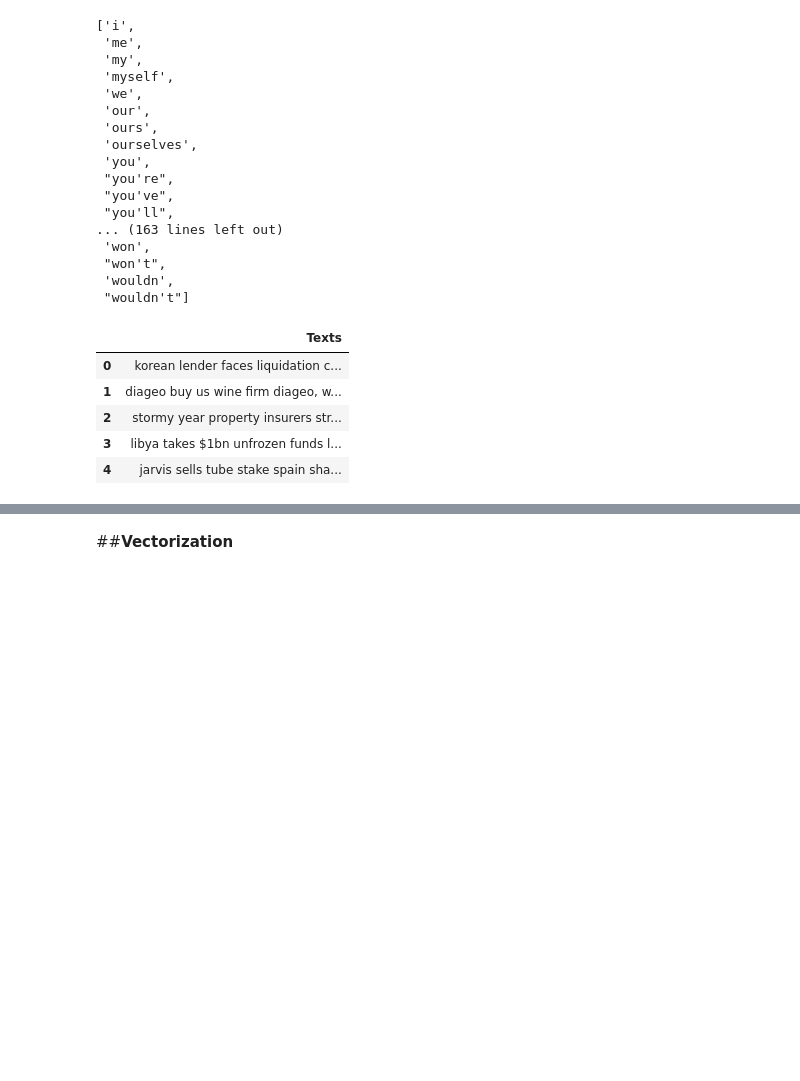
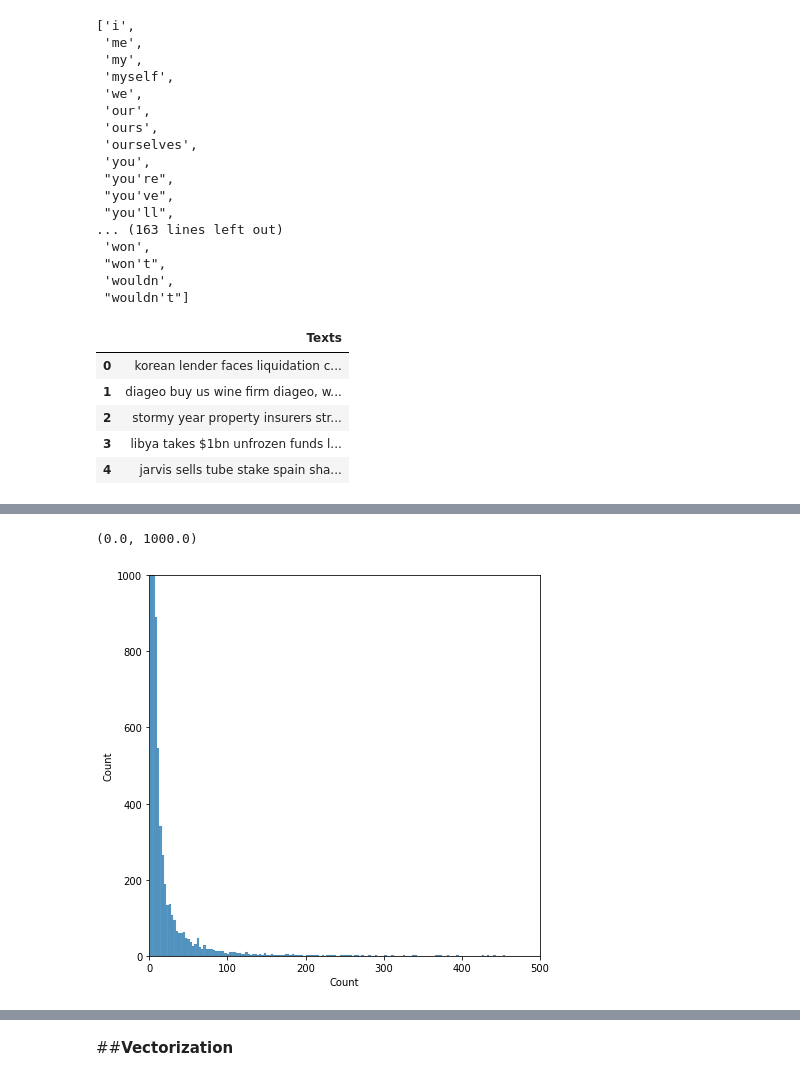
Before and after one commit to Rahul711sharma/News-Topic-Modeling-NLP, a Jupyter notebook: Topic_Modeling.ipynb, the cells around one changed output, grey strips where cells are left out. Saved outputs shown, nothing was run; the diff lists cells and outputs as text; code cells hidden in the pictures; blank space fills up the shorter version.

```diff
--- a/Topic_Modeling.ipynb
+++ b/Topic_Modeling.ipynb
@@ -221,0 +269,12 @@ data['Texts'][626]
+# %%
+def words_count(data):
+  count = []
+  word = []
+  all_words = ' '.join(data['Texts']).split()
+  for i in set(all_words):
+    word.append(i)
+    count.append(all_words.count(i))
+  word_count_df = pd.DataFrame({'Words': word,'Count':count},columns=['Words','Count']).sort_values(by='Count', ascending=False)
+  return word_count_df
+# %%
+word_count = words_count(data)
@@ -221,0 +305,8 @@ data['Texts'][626]
+# %%
+plt.figure(figsize=(7,7))
+sns.histplot(word_count['Count'],bins=700)
+plt.xlim((0,500))
+plt.ylim((0,1000))
+# %% [output]
+(0.0, 1000.0)
+[figure, added]
```
Also changed, not shown: parts of 32 cells of this notebook.
